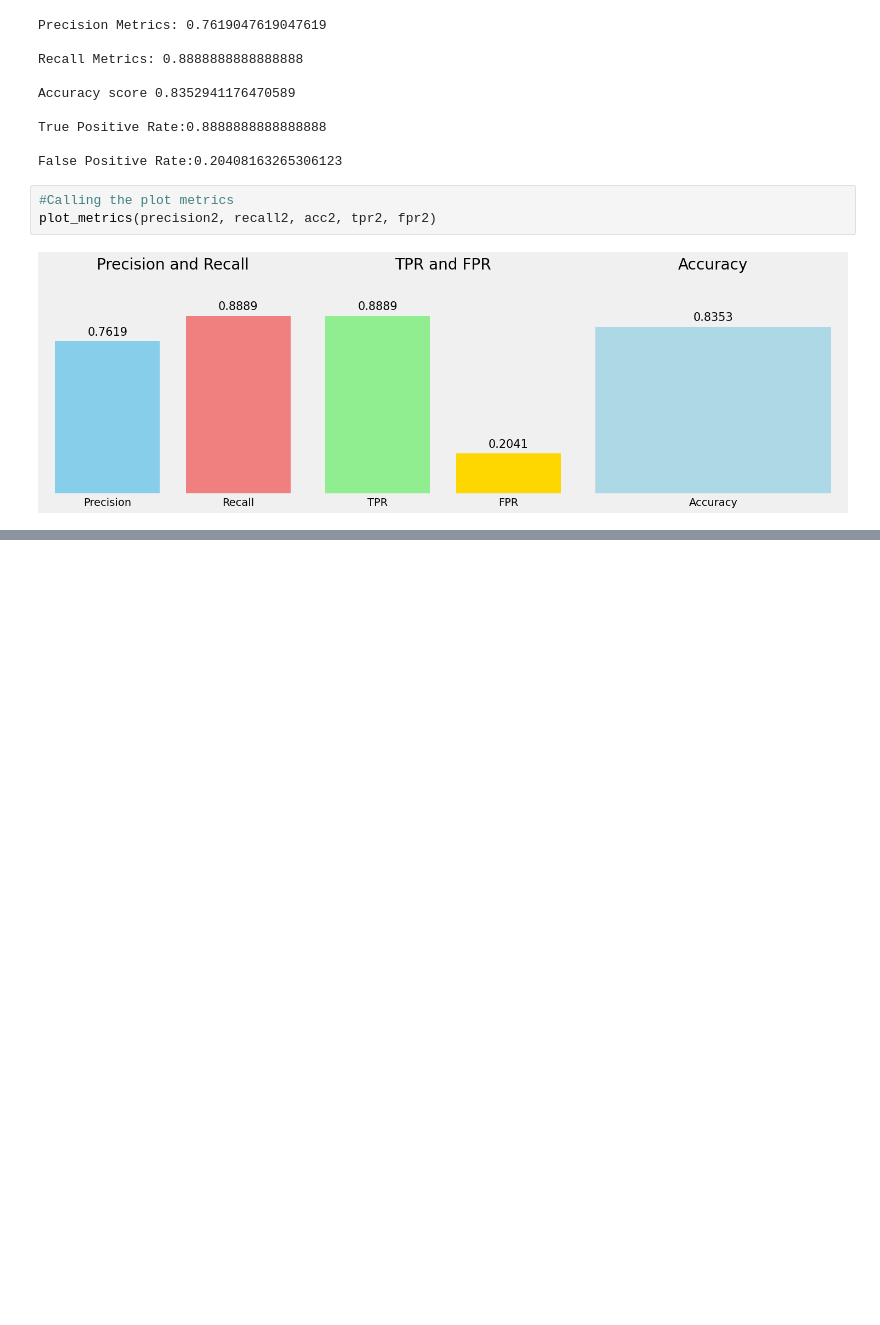
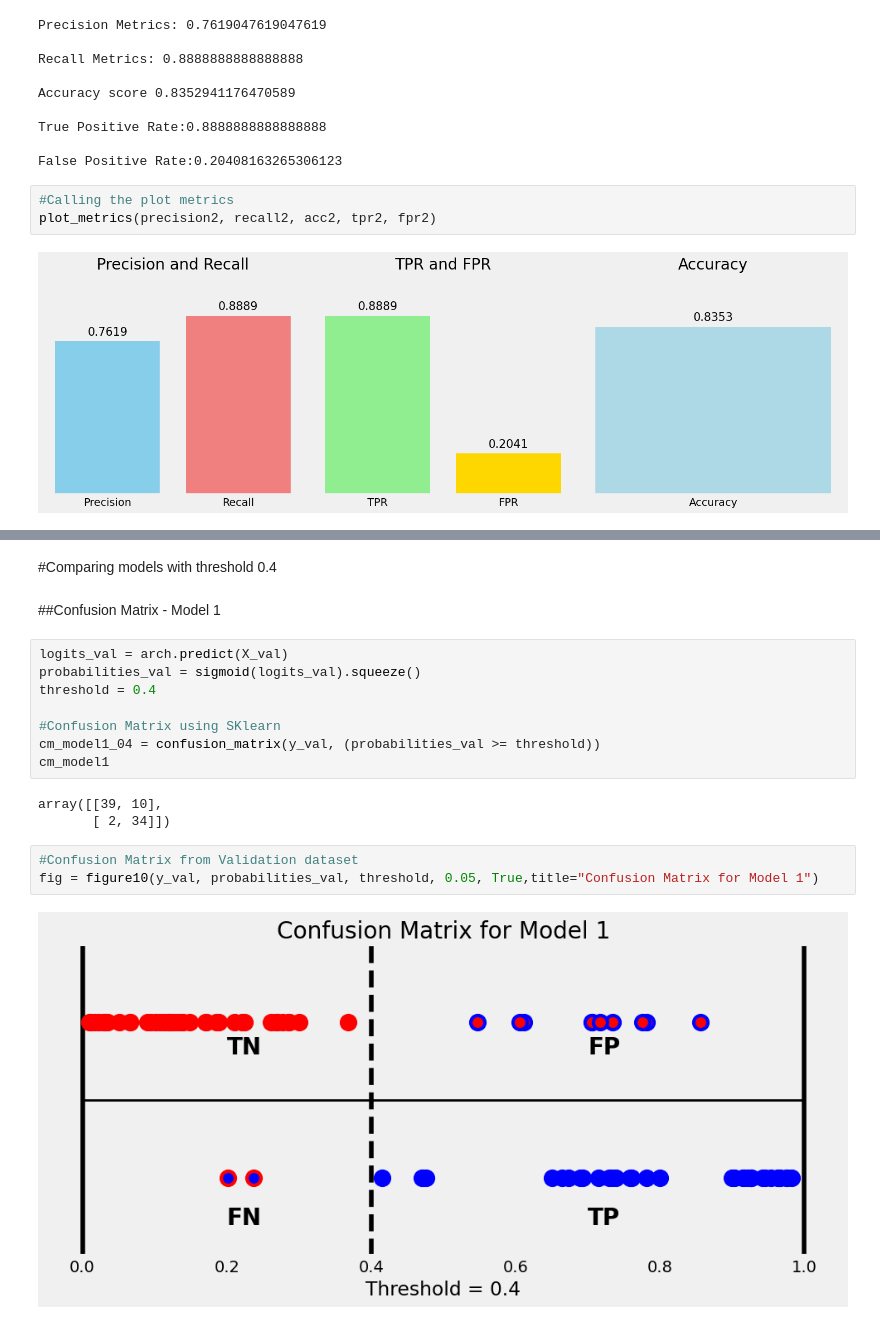
Before and after one commit to TomazFilgueira/UFRN-ML-2025-1, a Jupyter notebook: heart_disease_classification.ipynb, the cells around one changed output, grey strips where cells are left out. Saved outputs shown, nothing was run; the diff lists cells and outputs as text; blank space fills up the shorter version.

```diff
--- a/heart_disease_classification.ipynb
+++ b/heart_disease_classification.ipynb
@@ -789,0 +857,20 @@ plot_metrics(precision2, recall2, acc2, tpr2, fpr2)
+# %% [markdown]
+#Comparing models with threshold 0.4
+# %% [markdown]
+##Confusion Matrix - Model 1
+# %%
+logits_val = arch.predict(X_val)
+probabilities_val = sigmoid(logits_val).squeeze()
+threshold = 0.4
+
+#Confusion Matrix using SKlearn
+cm_model1_04 = confusion_matrix(y_val, (probabilities_val >= threshold))
+cm_model1
+# %% [output]
+array([[39, 10],
+       [ 2, 34]])
+# %%
+#Confusion Matrix from Validation dataset
+fig = figure10(y_val, probabilities_val, threshold, 0.05, True,title="Confusion Matrix for Model 1")
+# %% [output]
+[figure, added]
```
Also changed, not shown: parts of 12 cells of this notebook.
